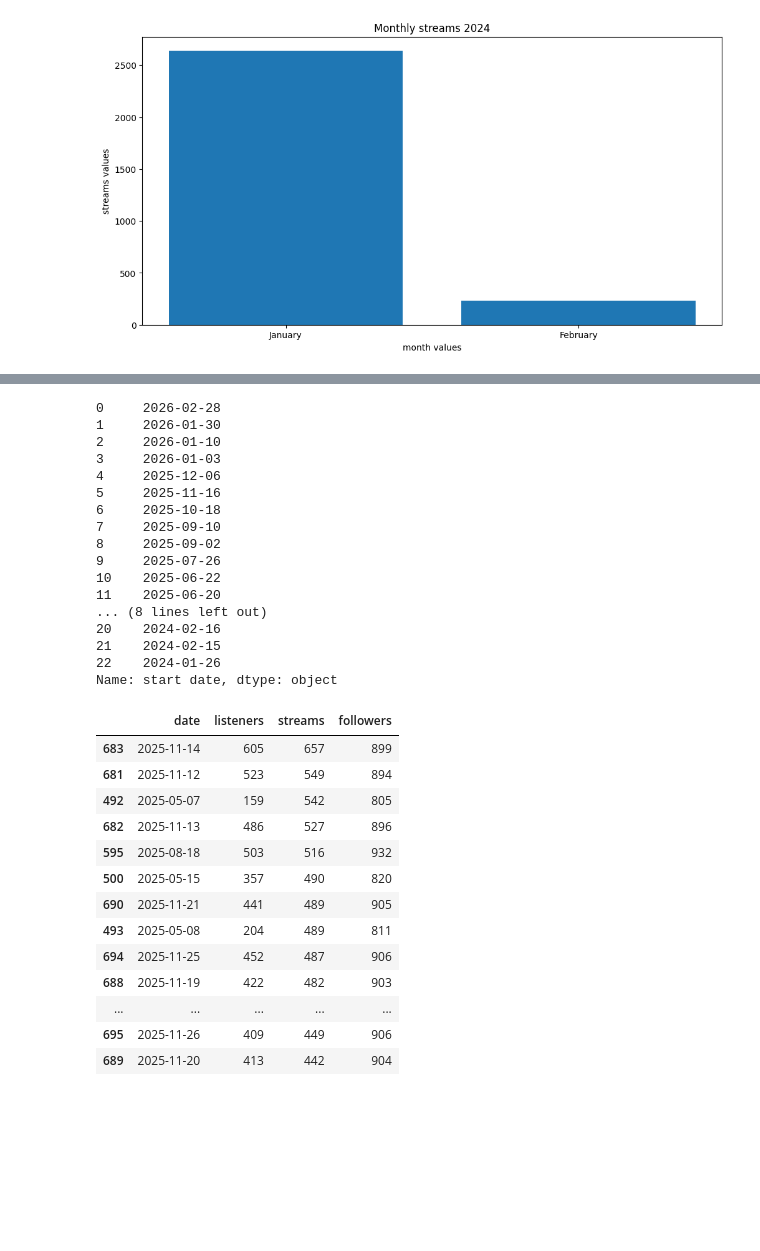
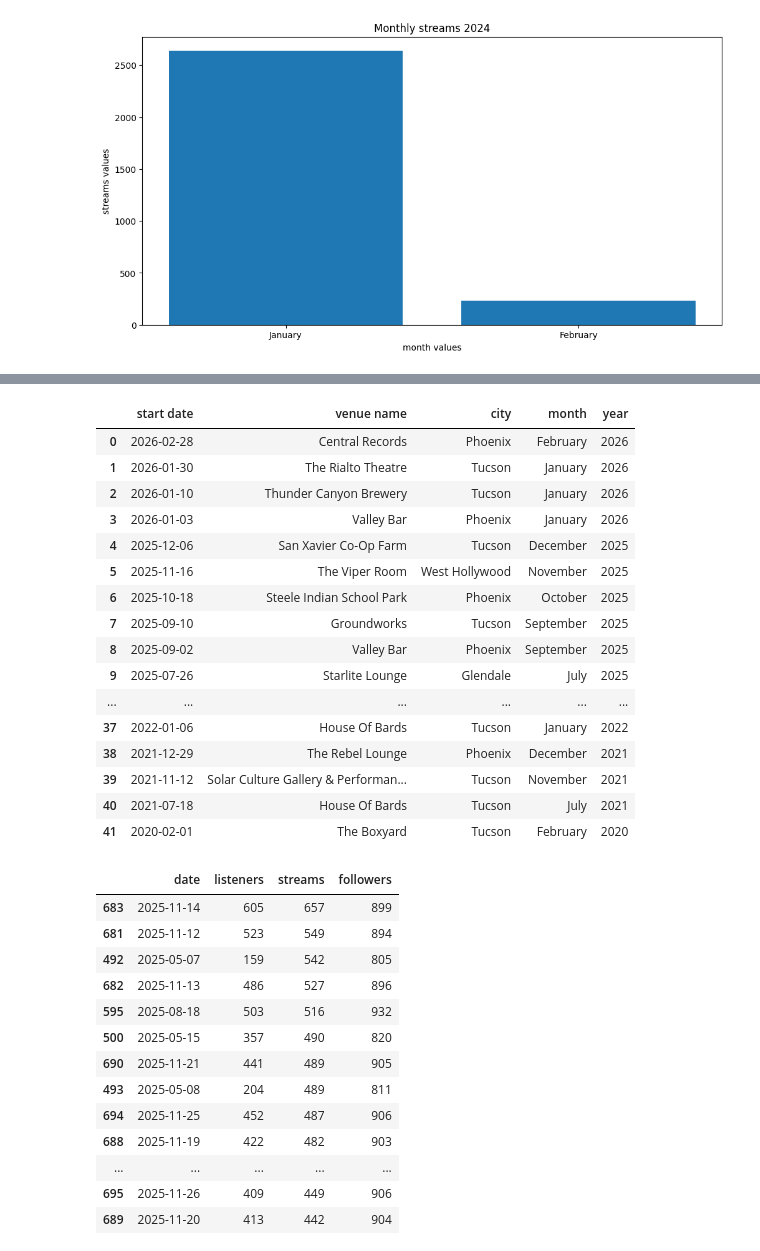
Before and after one commit to jtucker109/anas-data, a Jupyter notebook: app.ipynb, the cells around one changed output, grey strips where cells are left out. Cells and saved outputs as stored; diff of their text form; code cells hidden in the pictures; blank space fills up the shorter version.

Commit message:
Updated monthly

```diff
--- a/app.ipynb
+++ b/app.ipynb
@@ -222,6 +244,9 @@ shows = pd.read_csv('Analytics-CSV_s\concerts_20260204.csv')
 shows.columns = shows.columns.str.lower()
 shows['start date'] = pd.to_datetime(shows['start date']).dt.date
 shows['start date'] = pd.to_datetime(shows['start date'])
+shows['month'] = shows['start date'].dt.month_name()
+# shows['month'] = pd.to_datetime(shows['month']).dt.month_name()
+shows['year'] = shows['start date'].dt.year
 shows
 # %% [output]
 |  | start date | end date | event name | type | line up | ticket price | venue name | city | country | ... |
@@ -241,24 +266,24 @@ shows
 | 39 | 2021-11-12 | NaN | Tonight's Sunshine, Viper Club, T... | concert | Tonight's Sunshine, Viper Club, T... | NaN | Solar Culture Gallery & Performan... | Tucson | United States | ... |
 | 40 | 2021-07-18 | NaN | Tonight's Sunshine, Crashing Satu... | concert | Tonight's Sunshine, Crashing Satu... | NaN | House Of Bards | Tucson | United States | ... |
 | 41 | 2020-02-01 | NaN | Tonight's Sunshine, Clementine Wa... | concert | Tonight's Sunshine, Clementine Wa... | NaN | The Boxyard | Tucson | United States | ... |
-# %%
-show = shows[shows['start date'].dt.year >= 2024]['start date'].dt.date
-show
-# %% [output]
-0     2026-02-28
-1     2026-01-30
-2     2026-01-10
-3     2026-01-03
-4     2025-12-06
-5     2025-11-16
-6     2025-10-18
-7     2025-09-10
-8     2025-09-02
-9     2025-07-26
-10    2025-06-22
-11    2025-06-20
-... (8 lines left out)
-20    2024-02-16
-21    2024-02-15
-22    2024-01-26
-Name: start date, dtype: object
+# %%
+shows = shows[['start date', 'venue name', 'city', 'month','year']]
+shows
+# %% [output]
+|  | start date | venue name | city | month | year |
+| 0 | 2026-02-28 | Central Records | Phoenix | February | 2026 |
+| 1 | 2026-01-30 | The Rialto Theatre | Tucson | January | 2026 |
+| 2 | 2026-01-10 | Thunder Canyon Brewery | Tucson | January | 2026 |
+| 3 | 2026-01-03 | Valley Bar | Phoenix | January | 2026 |
+| 4 | 2025-12-06 | San Xavier Co-Op Farm | Tucson | December | 2025 |
+| 5 | 2025-11-16 | The Viper Room | West Hollywood | November | 2025 |
+| 6 | 2025-10-18 | Steele Indian School Park | Phoenix | October | 2025 |
+| 7 | 2025-09-10 | Groundworks | Tucson | September | 2025 |
+| 8 | 2025-09-02 | Valley Bar | Phoenix | September | 2025 |
+| 9 | 2025-07-26 | Starlite Lounge | Glendale | July | 2025 |
+| ... | ... | ... | ... | ... | ... |
+| 37 | 2022-01-06 | House Of Bards | Tucson | January | 2022 |
+| 38 | 2021-12-29 | The Rebel Lounge | Phoenix | December | 2021 |
+| 39 | 2021-11-12 | Solar Culture Gallery & Performan... | Tucson | November | 2021 |
+| 40 | 2021-07-18 | House Of Bards | Tucson | July | 2021 |
+| 41 | 2020-02-01 | The Boxyard | Tucson | February | 2020 |
```
Also changed, not shown: parts of 4 cells of this notebook, 1 other file.
